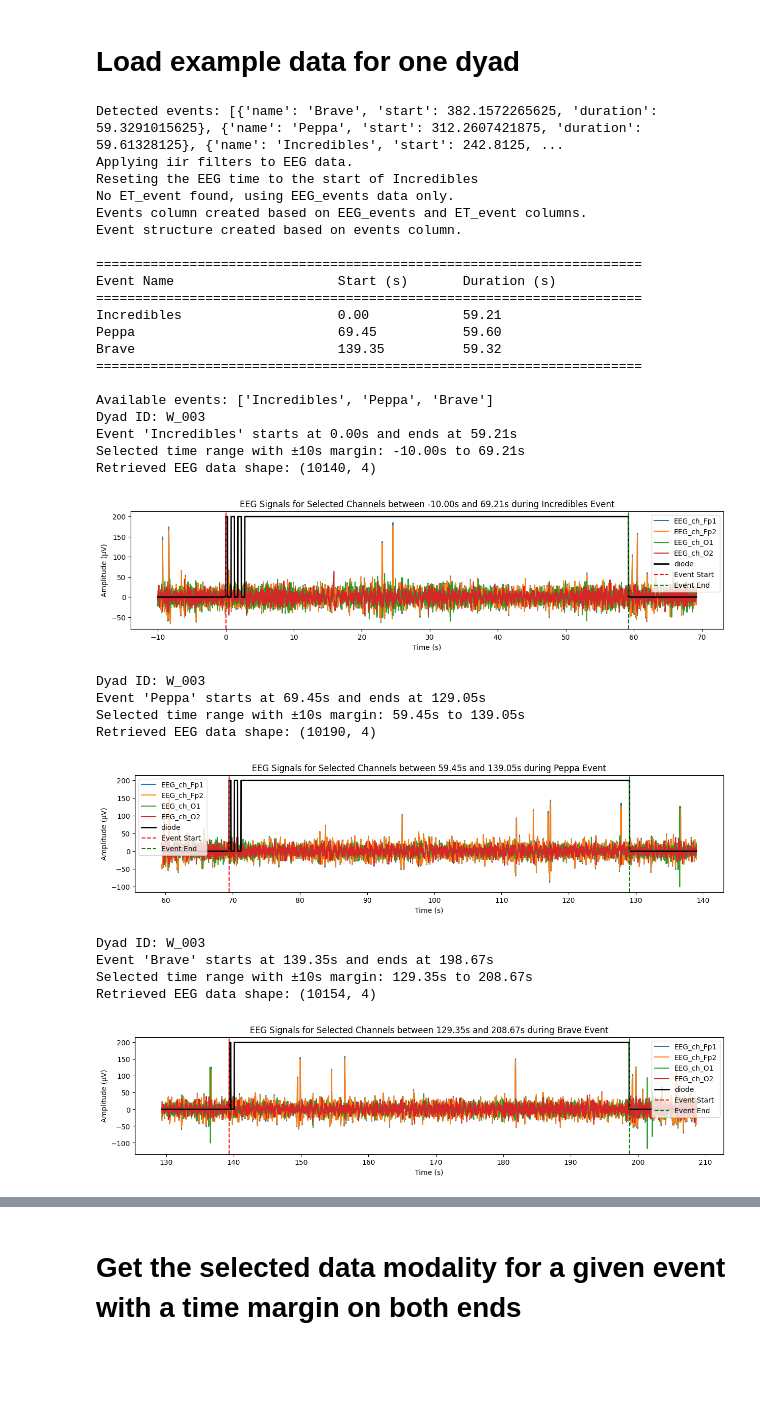
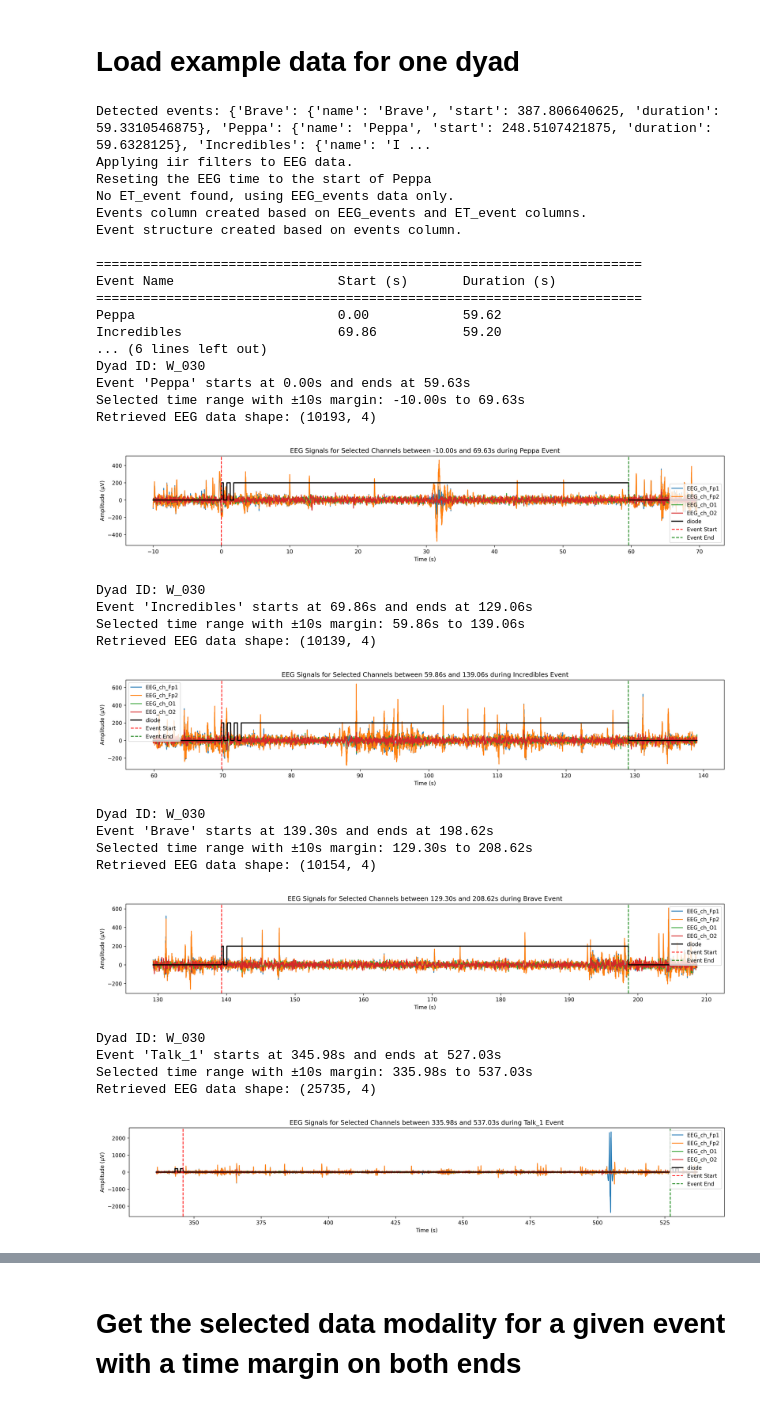
Before and after one commit to SYNCC-IN/hyperscanning-signal-analysis, a Jupyter notebook: scripts/export_signals_to_xarray_test_movie_duration.ipynb, the cells around one changed output, grey strips where cells are left out. Cells and saved outputs as stored; diff of their text form; code cells hidden in the pictures; blank space fills up the shorter version.

```diff
--- a/scripts/export_signals_to_xarray_test_movie_duration.ipynb
+++ b/scripts/export_signals_to_xarray_test_movie_duration.ipynb
@@ -46,7 +46,7 @@ def plot_data_with_margin(multimodal_data, selected_event, time_margin, member,
                         selected_channels=['diode'],
                         selected_times=selected_time
                     )
-    plt.figure(figsize=(15, 3))
+    plt.figure(figsize=(20, 3), dpi=300)
     for i, ch_name in enumerate(channels_EEG):
         plt.plot(time, data_EEG[:,i], label=ch_name)
     plt.plot(time, diode_data[:,0]*200, label='diode', color='k', linewidth=2)
@@ -73,56 +73,58 @@ q=8  # decimation factor
 # %% [markdown]
 # Load example data for one dyad
 # %%
-dyad_id = "W_003"# "W_009", "W_030"
+dyad_id = "W_030"# "W_009", "W_030"
 multimodal_data = dataloader.create_multimodal_data(data_base_path = "../data",
                                                     dyad_id = dyad_id,
                                                     load_eeg=True,
                                                     load_et=False,
                                                     load_meta = True,
                                                     lowcut=lowcut,
                                                     highcut=highcut,
                                                     eeg_filter_type=eeg_filter_type,
                                                     interpolate_et_during_blinks_threshold=0.3,
                                                     median_filter_size=64,
                                                     low_pass_et_order=351,
                                                     et_pos_cutoff=128,
                                                     et_pupil_cutoff=4,
                                                     pupil_model_confidence=0.9,
                                                     decimate_factor=q,
                                                     plot_flag=plot_flag)
 all_events = list(multimodal_data.events.keys())
 print(f"Available events: {all_events}")
 for selected_event in all_events:
     plot_data_with_margin(multimodal_data, selected_event = selected_event, time_margin = time_margin, member = member, selected_channels = selected_channels)
 # %% [output]
-Detected events: [{'name': 'Brave', 'start': 382.1572265625, 'duration': 59.3291015625}, {'name': 'Peppa', 'start': 312.2607421875, 'duration': 59.61328125}, {'name': 'Incredibles', 'start': 242.8125, ...
+Detected events: {'Brave': {'name': 'Brave', 'start': 387.806640625, 'duration': 59.3310546875}, 'Peppa': {'name': 'Peppa', 'start': 248.5107421875, 'duration': 59.6328125}, 'Incredibles': {'name': 'I ...
 Applying iir filters to EEG data.
-Reseting the EEG time to the start of Incredibles
+Reseting the EEG time to the start of Peppa
 No ET_event found, using EEG_events data only.
 Events column created based on EEG_events and ET_event columns.
 Event structure created based on events column.
 
 ======================================================================
 Event Name                     Start (s)       Duration (s)
 ======================================================================
-Incredibles                    0.00            59.21
-Peppa                          69.45           59.60
-Brave                          139.35          59.32
-======================================================================
-
-Available events: ['Incredibles', 'Peppa', 'Brave']
-Dyad ID: W_003
-Event 'Incredibles' starts at 0.00s and ends at 59.21s
-Selected time range with ±10s margin: -10.00s to 69.21s
-Retrieved EEG data shape: (10140, 4)
+Peppa                          0.00            59.62
+Incredibles                    69.86           59.20
+... (6 lines left out)
+Dyad ID: W_030
+Event 'Peppa' starts at 0.00s and ends at 59.63s
+Selected time range with ±10s margin: -10.00s to 69.63s
+Retrieved EEG data shape: (10193, 4)
-[figure, old version]
+[figure, new version]
-Dyad ID: W_003
-Event 'Peppa' starts at 69.45s and ends at 129.05s
-Selected time range with ±10s margin: 59.45s to 139.05s
-Retrieved EEG data shape: (10190, 4)
+Dyad ID: W_030
+Event 'Incredibles' starts at 69.86s and ends at 129.06s
+Selected time range with ±10s margin: 59.86s to 139.06s
+Retrieved EEG data shape: (10139, 4)
-[figure, old version]
+[figure, new version]
-Dyad ID: W_003
-Event 'Brave' starts at 139.35s and ends at 198.67s
-Selected time range with ±10s margin: 129.35s to 208.67s
+Dyad ID: W_030
+Event 'Brave' starts at 139.30s and ends at 198.62s
+Selected time range with ±10s margin: 129.30s to 208.62s
 Retrieved EEG data shape: (10154, 4)
-[figure, old version]
+[figure, new version]
+Dyad ID: W_030
+Event 'Talk_1' starts at 345.98s and ends at 527.03s
+Selected time range with ±10s margin: 335.98s to 537.03s
+Retrieved EEG data shape: (25735, 4)
+[figure, added]
```
Also changed, not shown: parts of 4 cells of this notebook, 17 other files.
